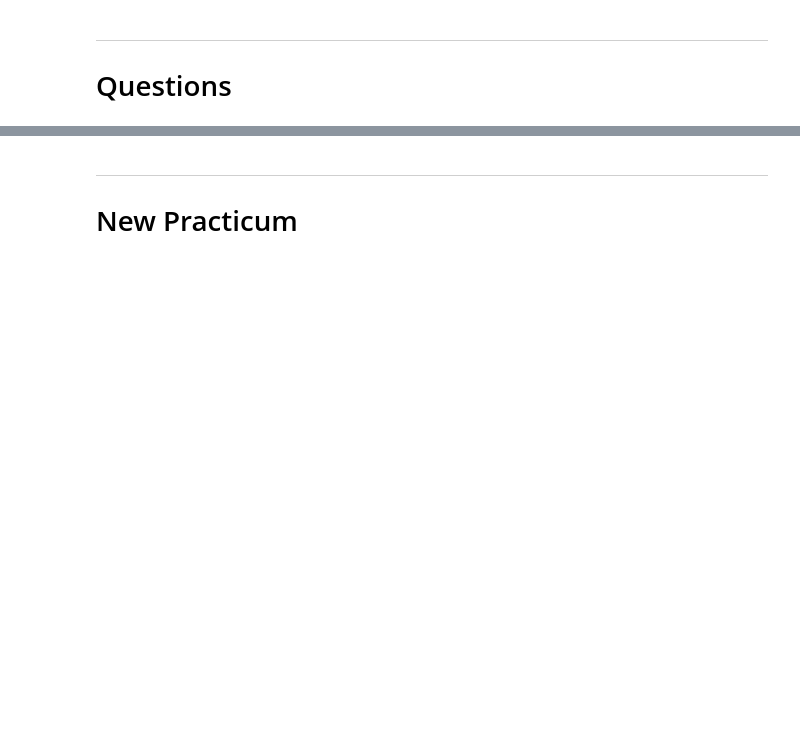
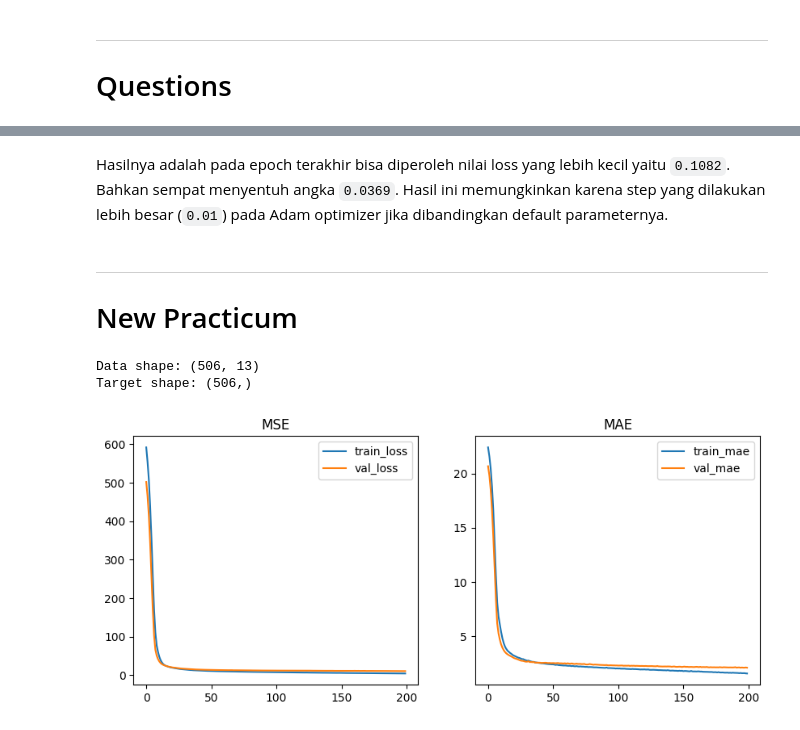
Before and after one commit to FarrelAD/2341720081_ML_2025, a Jupyter notebook: JS13/P3_JS13.ipynb, the cells around one changed output, grey strips where cells are left out. Saved outputs shown, nothing was run; the diff lists cells and outputs as text; code cells hidden in the pictures; blank space fills up the shorter version.

```diff
--- a/JS13/P3_JS13.ipynb
+++ b/JS13/P3_JS13.ipynb
@@ -57,3 +122,5 @@ print(f"Akurasi: {acc}")
+# %% [markdown]
+Hasilnya adalah pada epoch terakhir bisa diperoleh nilai loss yang lebih kecil yaitu `0.1082`. Bahkan sempat menyentuh angka `0.0369`. Hasil ini memungkinkan karena step yang dilakukan lebih besar (`0.01`) pada Adam optimizer jika dibandingkan default parameternya.
 # %% [markdown]
 ---
 
@@ -68,31 +136,44 @@ from sklearn.metrics import mean_squared_error
 from tensorflow.keras.models import Sequential
 from tensorflow.keras.layers import Dense
 from tensorflow.keras.optimizers import Adam
+# %%
+# Load
+data_url = "http://lib.stat.cmu.edu/datasets/boston"
+
+raw_df = pd.read_csv(data_url, sep=r"\s+", skiprows=22, header=None)
+
+# The dataset is structured in a weird 2-row format, so we need to reshape it:
+X = np.hstack([raw_df.values[::2, :], raw_df.values[1::2, :2]])
+y = raw_df.values[1::2, 2]
+
+print("Data shape:", X.shape)
+print("Target shape:", y.shape)
+# %% [output]
+Data shape: (506, 13)
+Target shape: (506,)
 # %%
-# 1. Load
-data = load_boston()
-X = data.data; y = data.target
-
 # 2. Preprocess
 scaler = StandardScaler(); Xs = scaler.fit_transform(X)
 X_train, X_val, y_train, y_val = train_test_split(Xs, y, test_size=0.2, random_state=42)
 
 # 3. Build model
 model = Sequential([
 Dense(64, activation='relu', input_shape=(X_train.shape[1],)),
 Dense(32, activation='relu'),
 Dense(1)
 ])
 model.compile(optimizer=Adam(1e-3), loss='mse', metrics=['mae'])
 
 # 4. Train
 h = model.fit(X_train, y_train, validation_data=(X_val, y_val), epochs=200, batch_size=32, verbose=0)
 
 # 5. Plot
 plt.figure(figsize=(10,4))
 plt.subplot(1,2,1); plt.plot(h.history['loss'], label='train_loss'); plt.plot(h.history['val_loss'], label='val_loss'); plt.legend(); plt.title('MSE')
 plt.subplot(1,2,2); plt.plot(h.history['mae'], label='train_mae'); plt.plot(h.history['val_mae'], label='val_mae'); plt.legend(); plt.title('MAE')
 plt.show()
 
 pred = model.predict(X_val)
 print('RMSE:', np.sqrt(mean_squared_error(y_val, pred)))
+# %% [output]
+[figure, added]
```
Also changed, not shown: parts of 9 cells of this notebook.
